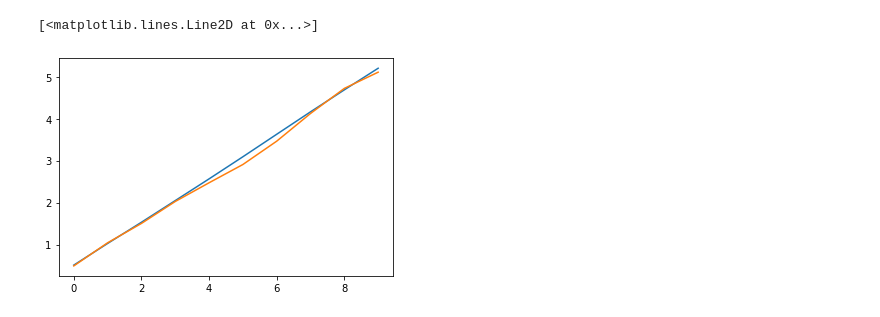
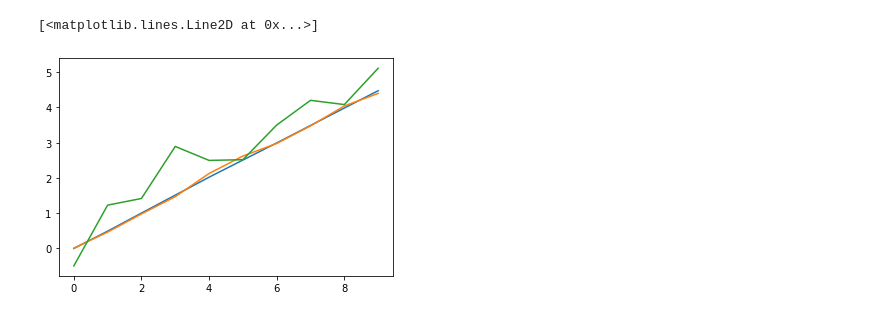
Before and after one commit to yshibata8513/kalman_filter, a Jupyter notebook: Untitled.ipynb, the cells around one changed output. Drawn from its saved outputs; the diff is of its cells as text; code cells hidden in the pictures.

```diff
--- a/Untitled.ipynb
+++ b/Untitled.ipynb
@@ -187,17 +222,17 @@ dts = torch.ones(99)*0.5
 # %%
-Ss_p = []
-Ss_f = []
-Ps_p = []
-Ps_f = []
-p = P0
-s = s0
-for t in range(100-1):
-    s,p = kf._prediction(s.view(2,1),c0.view(1,1),dt,p)
-    Ss_p.append(s.data.clone())
-    Ps_p.append(p.data.clone())
+# Ss_p = []
+# Ss_f = []
+# Ps_p = []
+# Ps_f = []
+# p = P0
+# s = s0
+# for t in range(100-1):
+#     s,p = kf._prediction(s.view(2,1),c0.view(1,1),dt,p)
+#     Ss_p.append(s.data.clone())
+#     Ps_p.append(p.data.clone())
 
-    s,p = kf._filtering(s.view(2,1),c0.view(1,1),dt,p,states[t+1,0].view(1,1))
-    Ss_f.append(s.data.clone())
-    Ps_f.append(p.data.clone())
+#     s,p = kf._filtering(s.view(2,1),c0.view(1,1),dt,p,states[t+1,0].view(1,1))
+#     Ss_f.append(s.data.clone())
+#     Ps_f.append(p.data.clone())
 
-len(Ss_p),len(Ss_f),len(Ps_p),len(Ps_f)
+# len(Ss_p),len(Ss_f),len(Ps_p),len(Ps_f)
@@ -209,18 +249,17 @@ p = Ps_f[-1]
 Ss_s = [Ss_f[-1]]
 Ps_s = [Ps_f[-1]]
 
-for _t in range(98):
-    print(_t)
-    t = 99 - (_t + 1 )
+for _t in range(99):
+    t = 99 - (_t )
+
+
 
     s_p = Ss_p[t]
     s_f = Ss_f[t-1]
     P_p = Ps_p[t]
     P_f = Ps_f[t-1]
-    s,p = kf._smoothing(s_p,s_f,s,c0.view(1,1),P_p,P_f,p,dt)
+    s,p = kfc._smoothing(s_p,s_f,s,c0.view(1,1),P_p,P_f,p,dt)
     Ss_s.append(s.data.clone())
-    Ps_s.append(p.data.clone())
 
 
-
-t
+    Ps_s.append(p.data.clone())
@@ -259,10 +277,10 @@ _Ss_f = torch.stack(Ss_f,dim=0)
 # %%
 import matplotlib.pyplot as plt
 plt.plot(_Ss_s[:,0][:10])
 plt.plot(_Ss_f[:,0][:10])
-#plt.plot(states[:,0][1:11])
+plt.plot(states[:,0][1:11])
 # %% [output]
 [<matplotlib.lines.Line2D at 0x...>]
-[figure, old version]
+[figure, new version]
 # %%
 len(_Ss_s)
```
Also changed, not shown: parts of 15 cells of this notebook.
